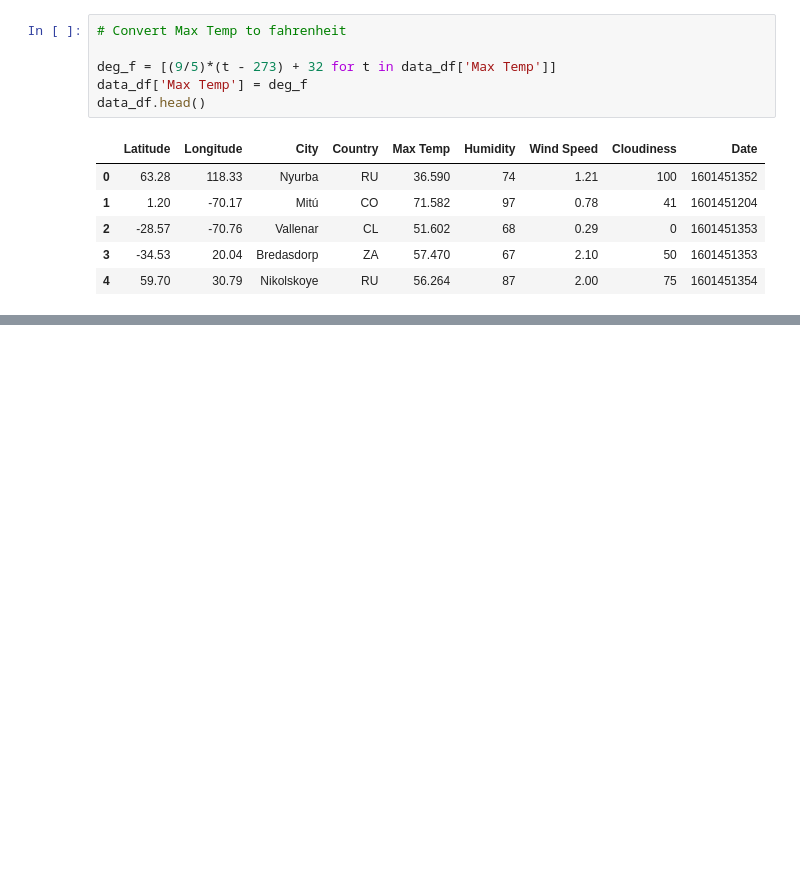
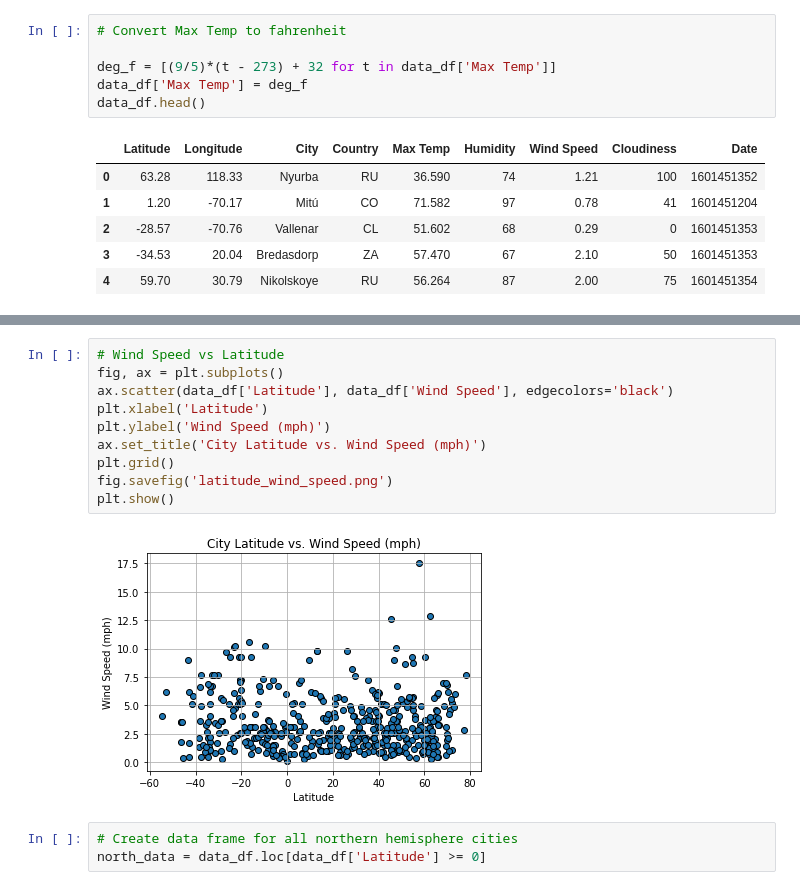
Before and after one commit to LenSin3/python-api-challenge, a Jupyter notebook: WeatherPy/new_weather.ipynb, the cells around one changed output, grey strips where cells are left out. Cells and saved outputs as stored; diff of their text form; blank space fills up the shorter version.

```diff
--- a/WeatherPy/new_weather.ipynb
+++ b/WeatherPy/new_weather.ipynb
@@ -167,0 +197,15 @@ fig.savefig('latitude_max_temp.png')
+# %%
+# Wind Speed vs Latitude
+fig, ax = plt.subplots()
+ax.scatter(data_df['Latitude'], data_df['Wind Speed'], edgecolors='black')
+plt.xlabel('Latitude')
+plt.ylabel('Wind Speed (mph)')
+ax.set_title('City Latitude vs. Wind Speed (mph)')
+plt.grid()
+fig.savefig('latitude_wind_speed.png')
+plt.show()
+# %% [output]
+[figure, added]
+# %%
+# Create data frame for all northern hemisphere cities
+north_data = data_df.loc[data_df['Latitude'] >= 0]
```
Also changed, not shown: parts of 16 cells of this notebook, 19 other files.
